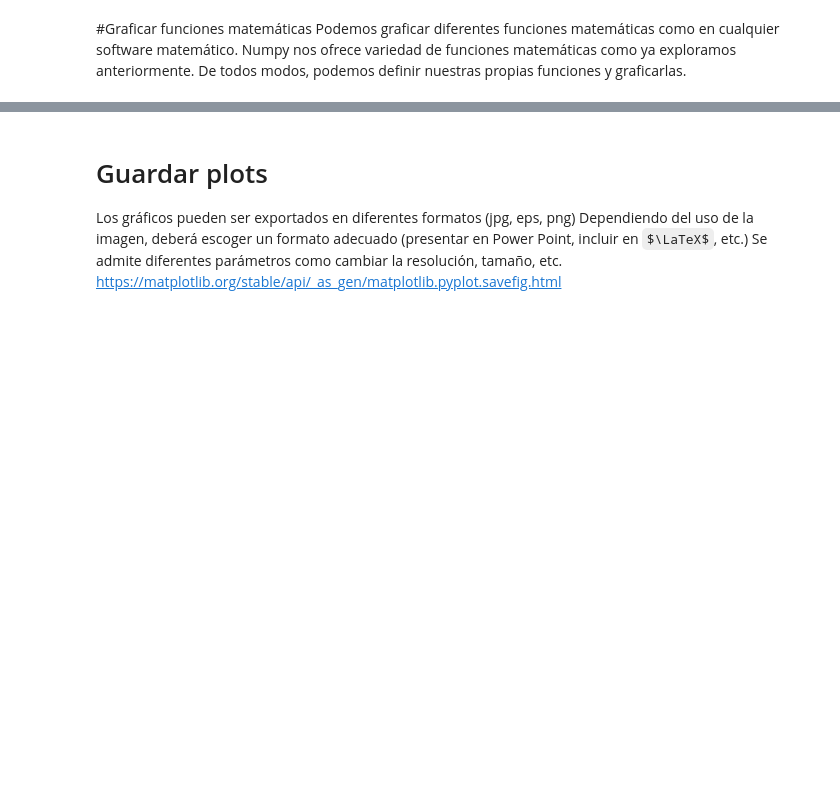
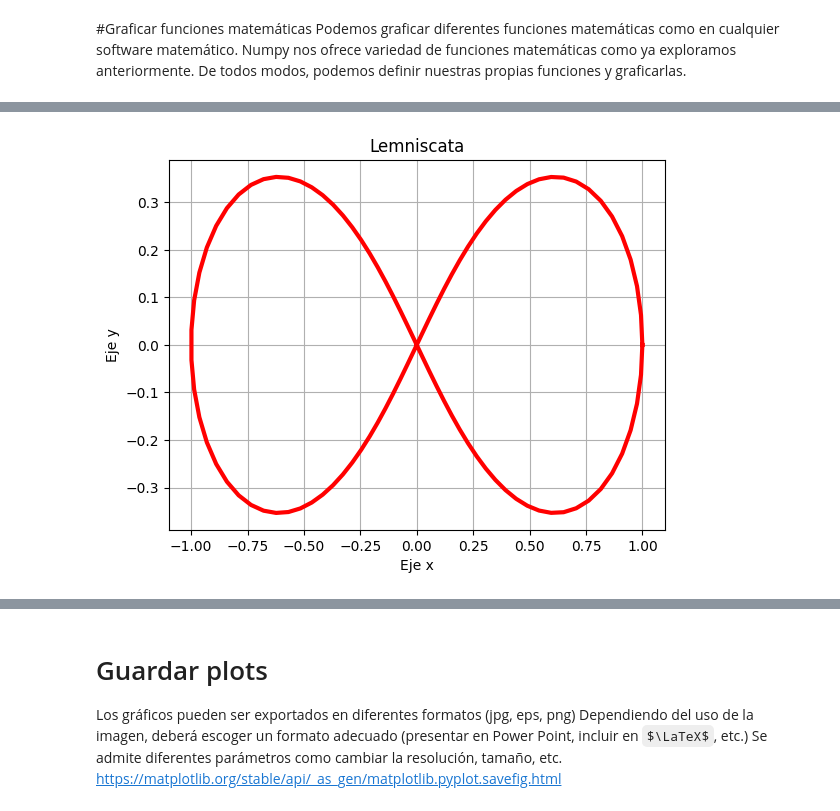
Before and after one commit to mirellac17/PCM_python, a Jupyter notebook: Copia_de_matplotlib_PCM.ipynb, the cells around one changed output, grey strips where cells are left out. Drawn from its saved outputs; the diff is of its cells as text; code cells hidden in the pictures; some formulas as TeX source; blank space fills up the shorter version.

```diff
--- a/Copia_de_matplotlib_PCM.ipynb
+++ b/Copia_de_matplotlib_PCM.ipynb
@@ -16,0 +30,14 @@ Podemos graficar diferentes funciones matemáticas como en cualquier software ma
+# %%
+#En este ejemplo vemos como graficar una función paramétrica
+
+t = np.linspace(0,2*np.pi,100)
+x = np.cos(t)/(np.sin(t)**2 +1)
+y = np.cos(t)*np.sin(t)/(np.sin(t)**2 +1)
+
+plt.plot(x,y,color='red',linewidth=3,linestyle='solid')
+plt.title('Lemniscata')
+plt.xlabel('Eje x')
+plt.ylabel('Eje y')
+plt.grid()
+# %% [output]
+[figure, added]
```
Also changed, not shown: parts of 13 cells of this notebook.
